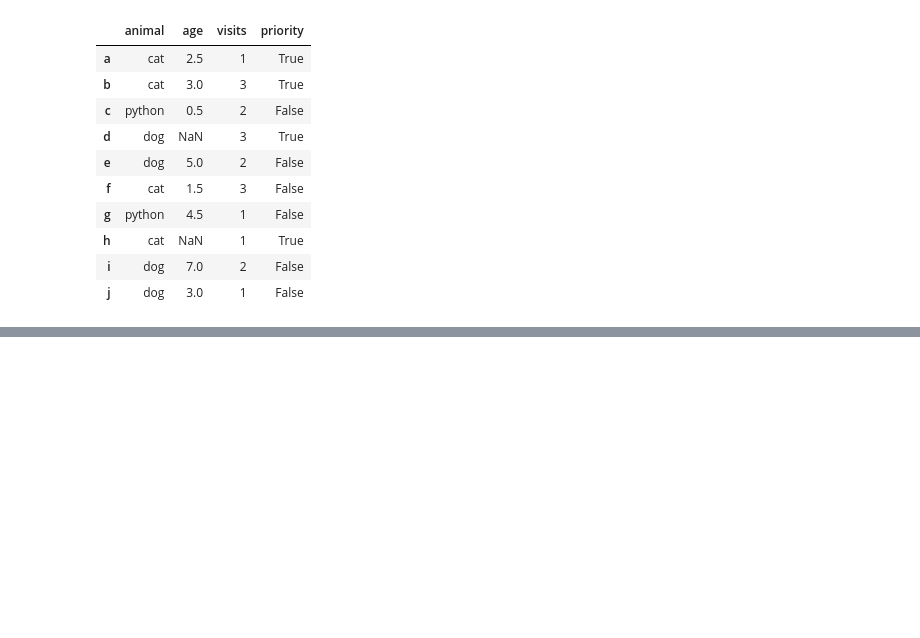
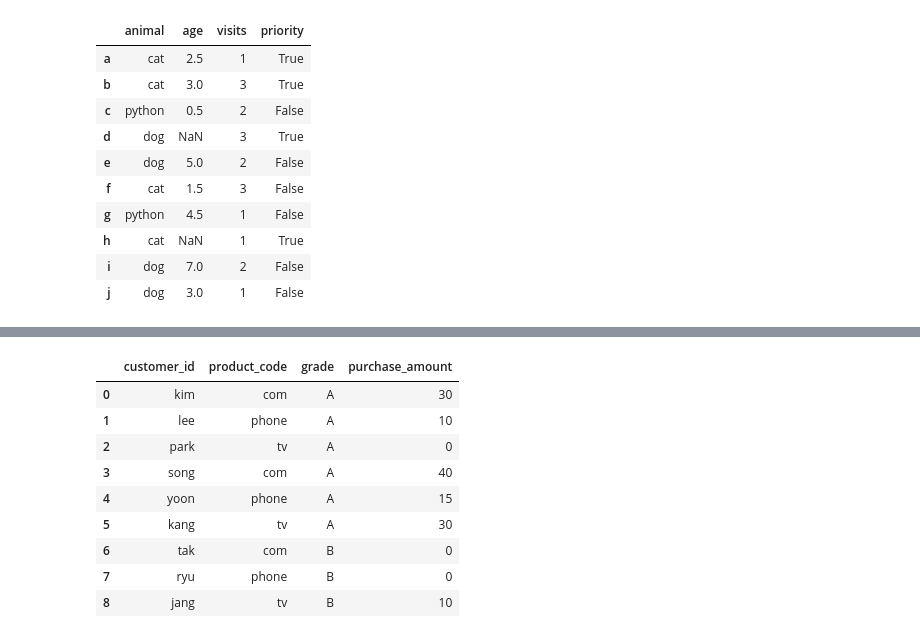
Before and after one commit to SEONGMIN-96/python_jupyter_learn, a Jupyter notebook: pet.ipynb, the cells around one changed output, grey strips where cells are left out. Saved outputs shown, nothing was run; the diff lists cells and outputs as text; code cells hidden in the pictures; blank space fills up the shorter version.

```diff
--- a/pet.ipynb
+++ b/pet.ipynb
@@ -267,0 +351,19 @@ df
+# %%
+# 30 다음 객체를 customer_id 를 인덱스로하고 product_code 를 컬럼으로, purchare_amount 를 값으로, 재구성하시오
+df = pd.DataFrame({"customer_id":['kim','lee','park','song','yoon','kang','tak','ryu','jang'],
+               "product_code":['com','phone','tv','com','phone','tv','com','phone','tv'],
+               "grade":['A','A','A','A','A','A','B','B','B'],
+               "purchase_amount":[30,10,0,40,15,30,0,0,10]})
+#df = df.pivot(index="customer_id", columns="product_code", values="purchase_amount")
+df
+# %% [output]
+|  | customer_id | product_code | grade | purchase_amount |
+| 0 | kim | com | A | 30 |
+| 1 | lee | phone | A | 10 |
+| 2 | park | tv | A | 0 |
+| 3 | song | com | A | 40 |
+| 4 | yoon | phone | A | 15 |
+| 5 | kang | tv | A | 30 |
+| 6 | tak | com | B | 0 |
+| 7 | ryu | phone | B | 0 |
+| 8 | jang | tv | B | 10 |
```
Also changed, not shown: parts of 15 cells of this notebook, 2 other files.
